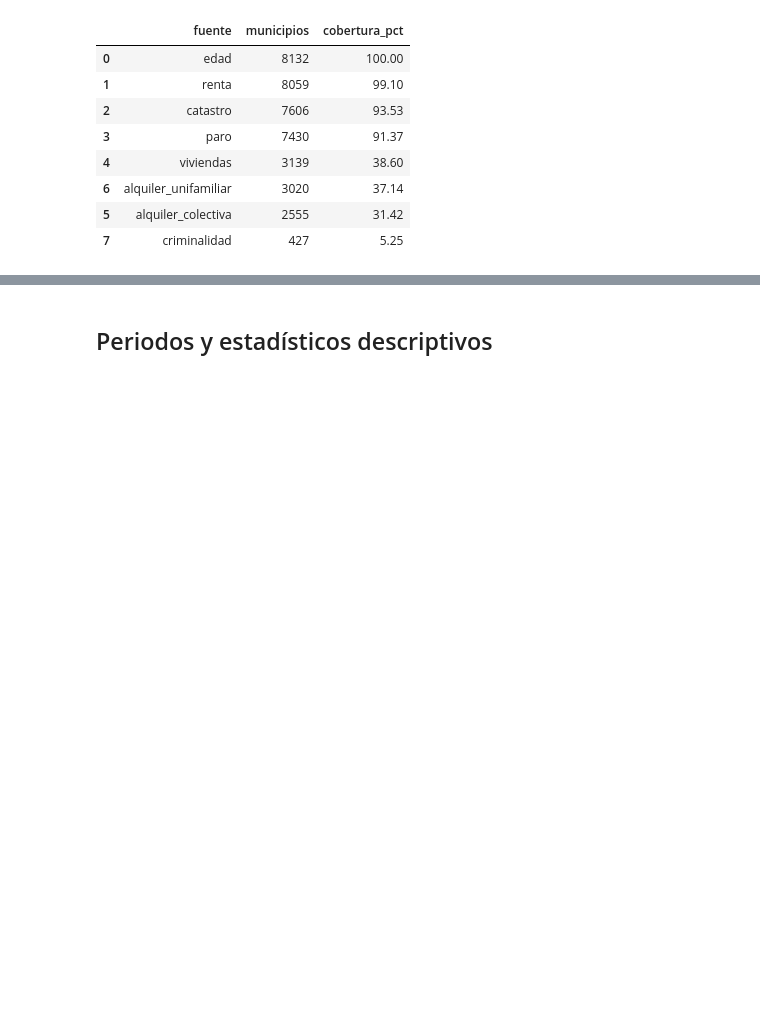
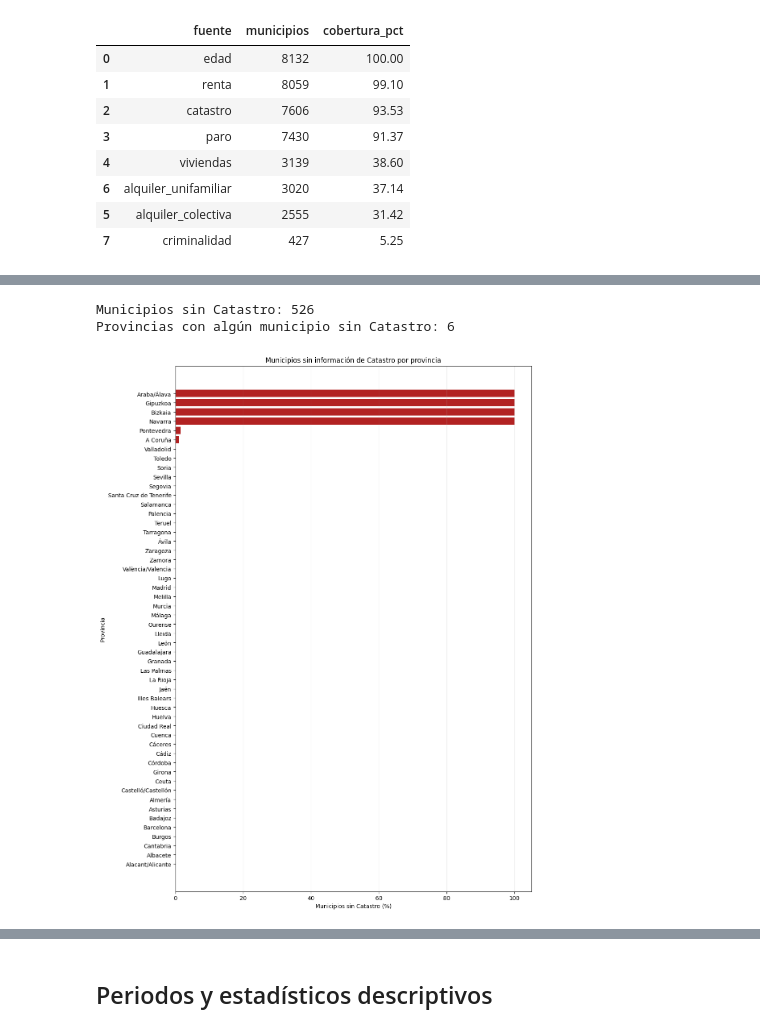
Before and after one commit to DavidJuanP/TFM-segmentacion-inmobiliaria, a Jupyter notebook: notebooks/01_eda_curated.ipynb, the cells around one changed output, grey strips where cells are left out. Drawn from its saved outputs; the diff is of its cells as text; code cells hidden in the pictures; blank space fills up the shorter version.

```diff
--- a/notebooks/01_eda_curated.ipynb
+++ b/notebooks/01_eda_curated.ipynb
@@ -137,0 +142,63 @@ Se descarta incluir la criminalidad por falta de datos.
+# %%
+catastro_por_provincia = (
+    df.assign(catastro_nulo=df['inmuebles_residenciales'].isna())
+    .groupby('provincia', dropna=False)
+    .agg(
+        municipios=('codigo_ine', 'size'),
+        municipios_sin_catastro=('catastro_nulo', 'sum'),
+    )
+    .assign(
+        porcentaje_sin_catastro=lambda x: (
+            x['municipios_sin_catastro'].div(x['municipios']).mul(100).round(2)
+        )
+    )
+    .sort_values(
+        ['porcentaje_sin_catastro', 'municipios_sin_catastro'],
+        ascending=False,
+    )
+)
+
+display(catastro_por_provincia)
+
+provincias_con_nulos_catastro = catastro_por_provincia.query(
+    'municipios_sin_catastro > 0'
+)
+print(
+    f'Municipios sin Catastro: '
+    f'{catastro_por_provincia["municipios_sin_catastro"].sum():,}'
+)
+print(
+    f'Provincias con algún municipio sin Catastro: '
+    f'{len(provincias_con_nulos_catastro)}'
+)
+
+datos_grafico = catastro_por_provincia.sort_values(
+    'porcentaje_sin_catastro', ascending=True
+)
+colores = np.where(
+    datos_grafico['porcentaje_sin_catastro'].gt(0),
+    'firebrick',
+    'lightgray',
+)
+
+fig, ax = plt.subplots(figsize=(11, 14))
+ax.barh(
+    datos_grafico.index.astype(str),
+    datos_grafico['porcentaje_sin_catastro'],
+    color=colores,
+)
+ax.set(
+    title='Municipios sin información de Catastro por provincia',
+    xlabel='Municipios sin Catastro (%)',
+    ylabel='Provincia',
+)
+ax.set_xlim(0, 105)
+ax.grid(axis='x', alpha=0.25)
+fig.tight_layout()
+fig.savefig(
+    FIGURES_DIR / 'nulos_catastro_por_provincia.png',
+    dpi=160,
+    bbox_inches='tight',
+)
+plt.show()
+# %% [output]
@@ -137,0 +223,3 @@ Se descarta incluir la criminalidad por falta de datos.
+Municipios sin Catastro: 526
+Provincias con algún municipio sin Catastro: 6
+[figure, added]
```
Also changed, not shown: parts of 17 cells of this notebook, 1 other file.
